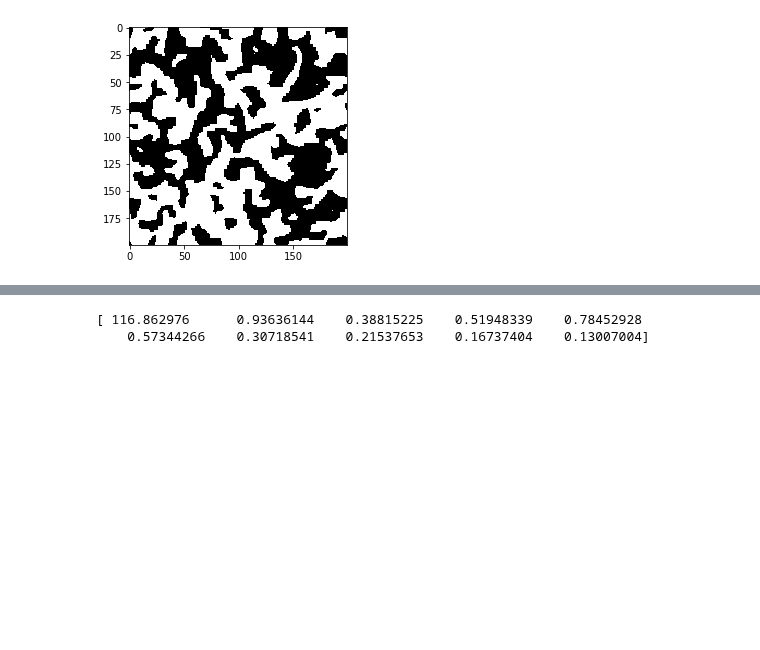
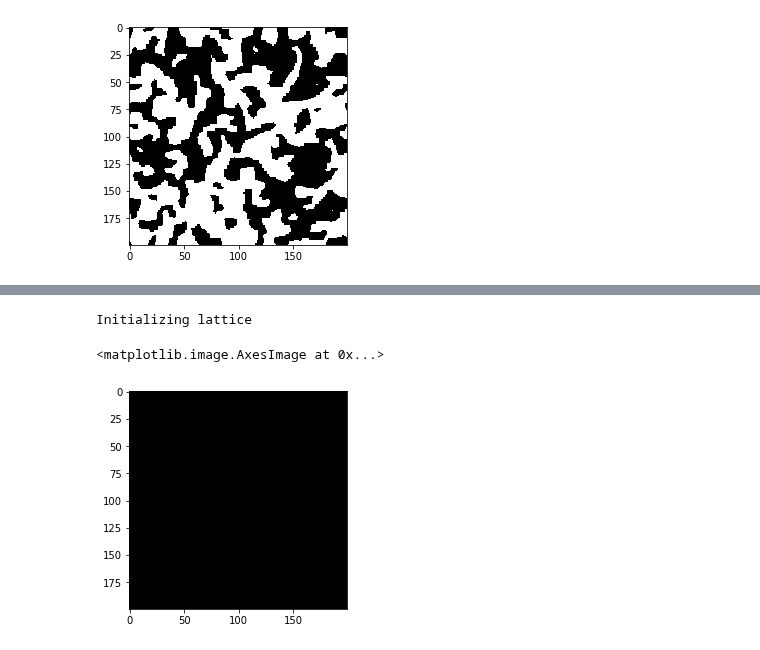
Before and after one commit to huskeypm/tutorials, a Jupyter notebook: che580/montecarlo/ising.ipynb, the cells around one changed output, grey strips where cells are left out. Saved outputs shown, nothing was run; the diff lists cells and outputs as text; code cells hidden in the pictures; blank space fills up the shorter version.

```diff
--- a/che580/montecarlo/ising.ipynb
+++ b/che580/montecarlo/ising.ipynb
@@ -128,5 +115,10 @@ plt.legend()
-# %%
-print cvs
-# %% [output]
-[ 116.862976      0.93636144    0.38815225    0.51948339    0.78452928
-    0.57344266    0.30718541    0.21537653    0.16737404    0.13007004]
+# %%
+T=5              # set temperatures
+nsteps = 1e6     # set number of steps
+lattice,latticeEnergies, energies = ising.ising(nsteps=nsteps,J=3,H=1)
+import matplotlib.pylab as plt
+plt.imshow(lattice,cmap="gray")
+# %% [output]
+Initializing lattice
+<matplotlib.image.AxesImage at 0x...>
+[figure, added]
```
Also changed, not shown: parts of 15 cells of this notebook, 10 other files.
